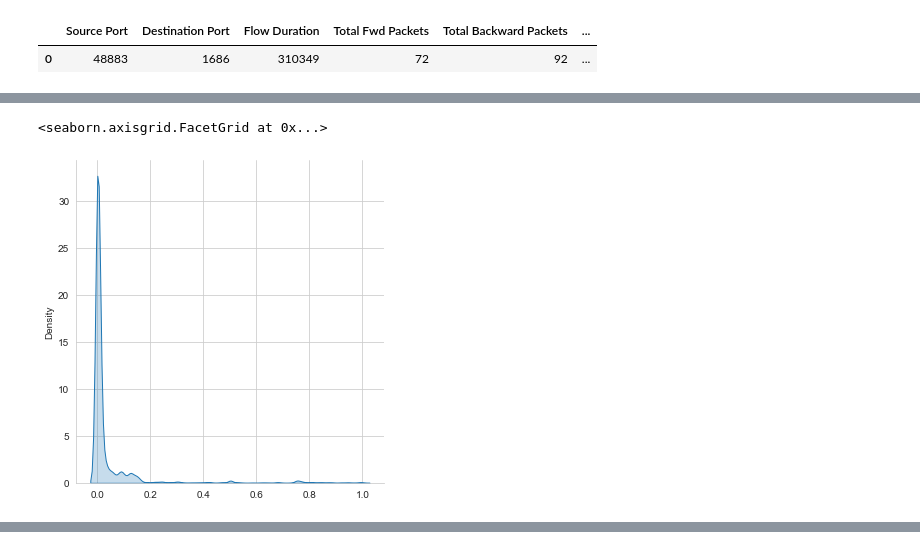
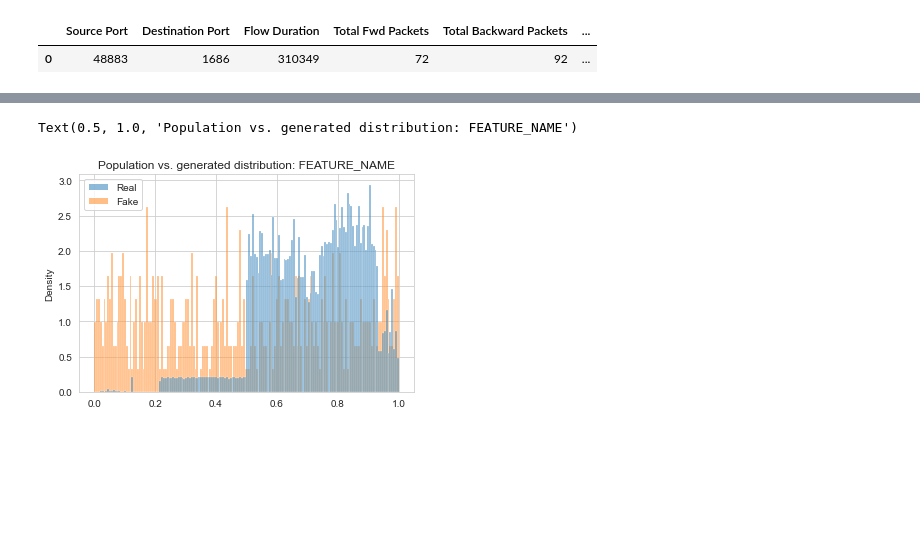
Before and after one commit to CN-TU/controllable-network-data-balancing-with-gans, a Jupyter notebook: data_exploration.ipynb, the cells around one changed output, grey strips where cells are left out. Cells and saved outputs as stored; diff of their text form; code cells hidden in the pictures; blank space fills up the shorter version.

```diff
--- a/data_exploration.ipynb
+++ b/data_exploration.ipynb
@@ -316,5 +302,5 @@ sns.displot(src_ports, kind="kde", fill=True)
-# %%
-sns.displot(dst_ports, kind="kde", fill=True)
-# %% [output]
-<seaborn.axisgrid.FacetGrid at 0x...>
-[figure, removed]
+# %%
+%%time
+sns.histplot({"Real": src_ports, "Fake": src_ports_fake}, stat="density", element="bars", common_norm=False, kde=False, alpha=0.5)
+plt.title("Population vs. generated distribution: FEATURE_NAME")
+# %% [output]
@@ -320,0 +309,2 @@ sns.displot(dst_ports, kind="kde", fill=True)
+Text(0.5, 1.0, 'Population vs. generated distribution: FEATURE_NAME')
+[figure, added]
```
Also changed, not shown: parts of 19 cells of this notebook.
